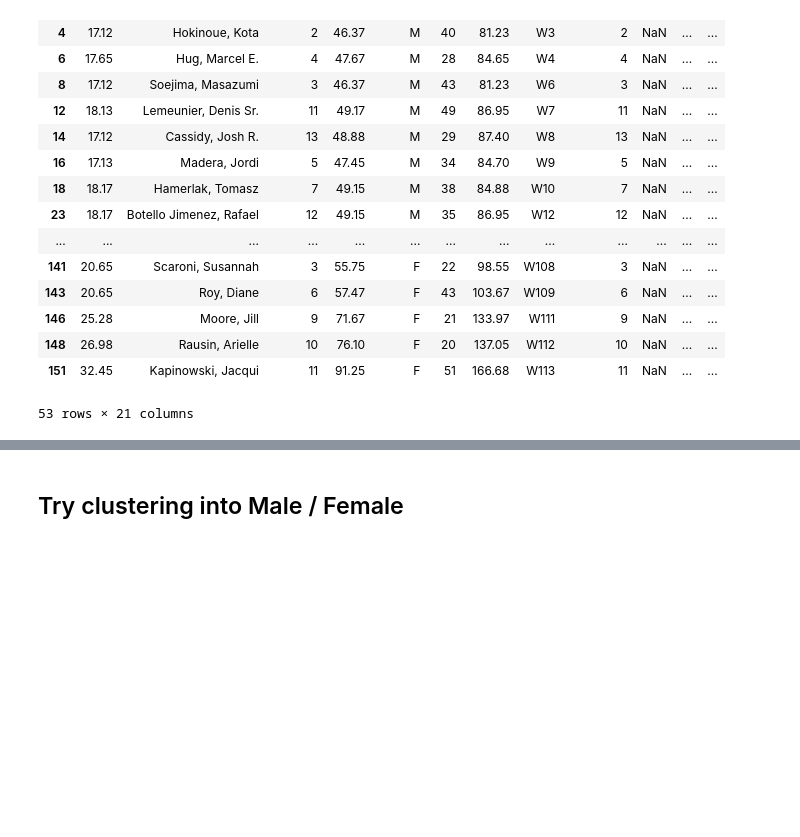
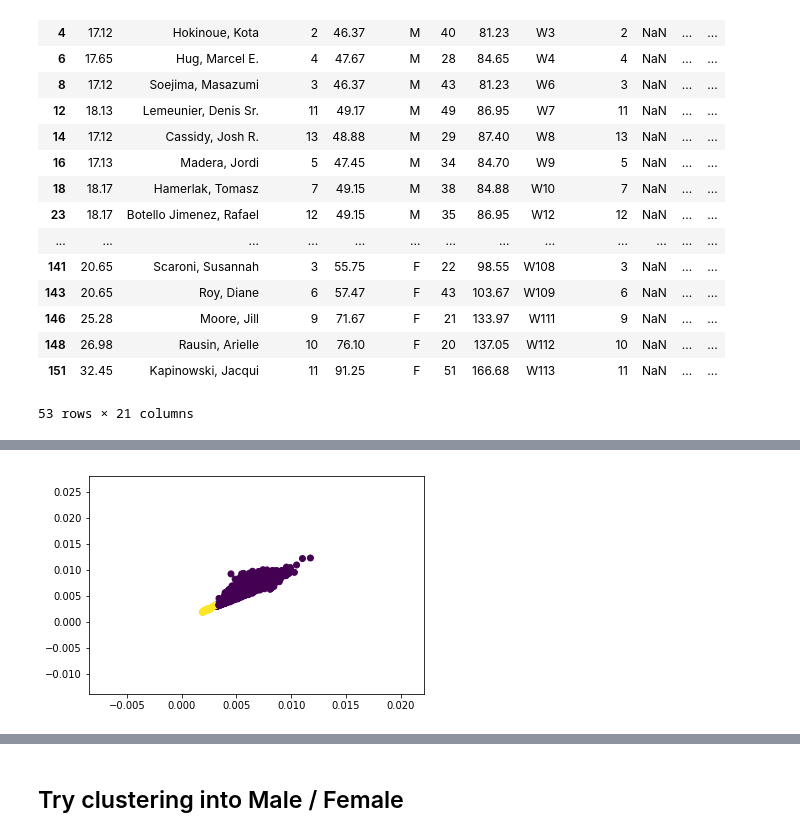
Before and after one commit to SmellsLikeCake/clustering-experiments, a Jupyter notebook: Boston-Marathon-Clustering.ipynb, the cells around one changed output, grey strips where cells are left out. Saved outputs shown, nothing was run; the diff lists cells and outputs as text; code cells hidden in the pictures; blank space fills up the shorter version.

```diff
--- a/Boston-Marathon-Clustering.ipynb
+++ b/Boston-Marathon-Clustering.ipynb
@@ -119,3 +148,8 @@ times_norm = normalize(bm2014_times)
+# %%
+plt.scatter(times_norm[:, 7], times_norm[:, 2], c=bib)
+plt.show()
+# %% [output]
+[figure, added]
 # %%
 len(bib) - sum(bib)
 # %% [output]
```
Also changed, not shown: parts of 42 cells of this notebook.
